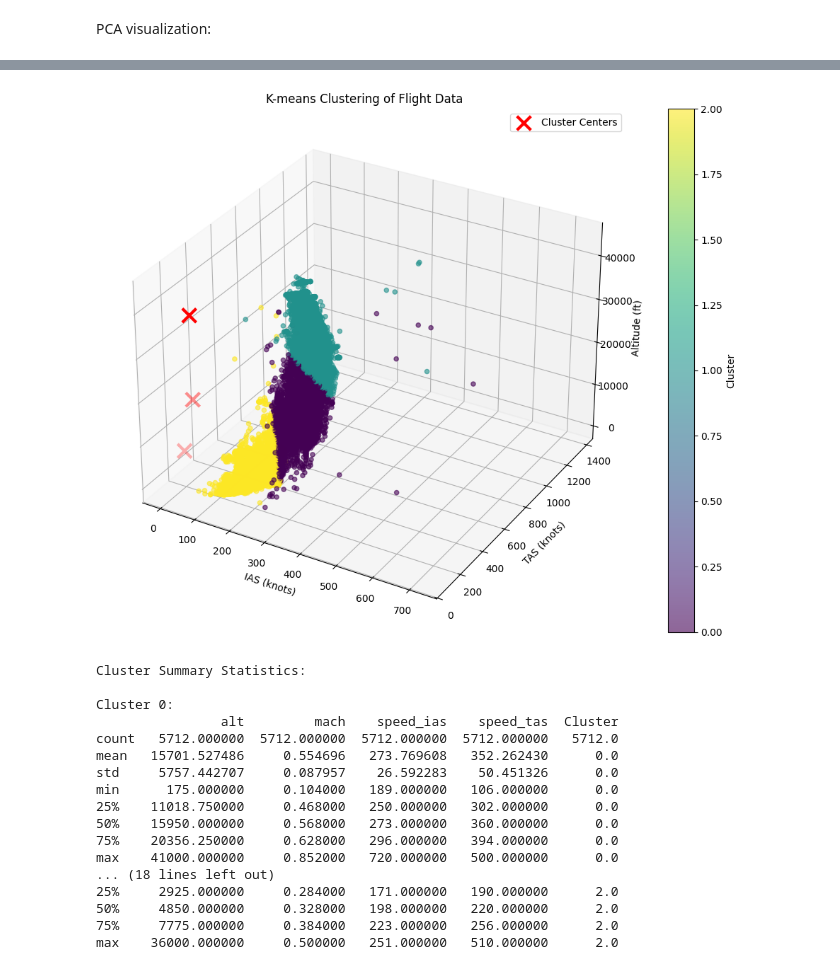
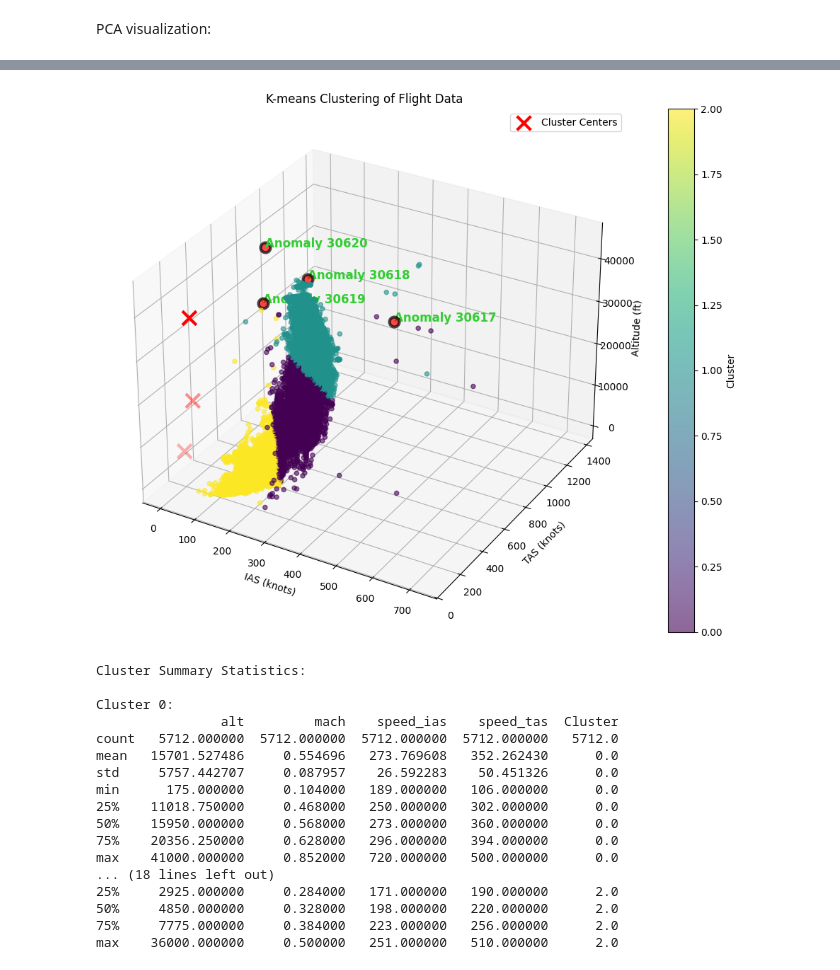
Before and after one commit to xKimChip/AeroAI, a Jupyter notebook: kmeans.ipynb, the cells around one changed output, grey strips where cells are left out. Drawn from its saved outputs; the diff is of its cells as text; code cells hidden in the pictures.

Commit message:
testing kmeans by adding anomalies

```diff
--- a/kmeans.ipynb
+++ b/kmeans.ipynb
@@ -117,6 +201,59 @@ from sklearn.preprocessing import StandardScaler
 from sklearn.cluster import KMeans
 import matplotlib.pyplot as plt
 from mpl_toolkits.mplot3d import Axes3D
+
+# Function to generate extreme aviation anomalies
+def create_extreme_aviation_anomaly(base_flight, anomaly_type, data_stats):
+    """Create more extreme aviation-specific anomalies"""
+    anomaly = base_flight.copy()
+
+    if anomaly_type == 'speed_violation':
+        anomaly['speed_tas'] = 800  # Extreme speed for commercial aircraft
+        anomaly['speed_ias'] = 400  # Very high IAS
+        anomaly['mach'] = 2.0      # Supersonic
+
+    elif anomaly_type == 'altitude_pressure':
+        anomaly['alt'] = 45000      # Above typical service ceiling
+        anomaly['mach'] = 0.2       # Too slow for high altitude
+
+    elif anomaly_type == 'vertical_performance':
+        anomaly['speed_ias'] = 150  # Too slow for normal flight
+        anomaly['alt'] = 38000      # High altitude
+        anomaly['mach'] = 0.3       # Too slow for altitude
+
+    elif anomaly_type == 'combined':
+        anomaly['alt'] = 42000
+        anomaly['speed_tas'] = 750
+        anomaly['speed_ias'] = 50   # Impossible IAS/TAS relationship
+
+    return anomaly
+
+def generate_aviation_anomalies(data, num_anomalies=5):
+    """Generate more extreme aviation-specific anomalies"""
+    anomalies = []
+
+    data_stats = {col: {'mean': data[col].mean(), 'std': data[col].std()}
+                 for col in data.columns}
+
+    anomaly_types = [
+        'speed_violation',
+        'altitude_pressure',
+        'vertical_performance',
+        'combined'
+    ]
+
+    for anomaly_type in anomaly_types:
+        base_flight = data.sample(n=1).iloc[0]
+        anomaly = create_extreme_aviation_anomaly(base_flight, anomaly_type, data_stats)
+        anomalies.append(anomaly)
+
+    anomalies_df = pd.DataFrame(anomalies).reset_index(drop=True)
+    combined_data = pd.concat([data, anomalies_df], ignore_index=True)
+
+    labels = np.zeros(len(combined_data))
+    labels[len(data):] = 1
+
+    return combined_data, labels, anomalies_df
 
 # Read and process JSON data
 with open('data.json', 'r') as file:
@@ -150,39 +287,62 @@ ax = fig.add_subplot(111, projection='3d')
 
 # Plot the points
 scatter = ax.scatter(df['speed_ias'],
-                    df['speed_tas'],
-                    df['alt'],
-                    c=clusters,
-                    cmap='viridis',
-                    alpha=0.6)
+                     df['speed_tas'],
+                     df['alt'],
+                     c=clusters,
+                     cmap='viridis',
+                     alpha=0.6)
 
 # Add labels and title
 ax.set_xlabel('IAS (knots)')
 ax.set_ylabel('TAS (knots)')
 ax.set_zlabel('Altitude (ft)')
 plt.title('K-means Clustering of Flight Data')
 
 # Add colorbar
 plt.colorbar(scatter, label='Cluster')
 
 # Add cluster centers
 centers = scaler.inverse_transform(kmeans.cluster_centers_)
 ax.scatter(centers[:, 1], centers[:, 2], centers[:, 0],
            c='red', marker='x', s=200, linewidth=3,
            label='Cluster Centers')
 
+# Generate anomalies and add to the dataset
+combined_data, labels, anomalies_df = generate_aviation_anomalies(df)
+
+# Re-scale the features for combined dataset
+scaled_combined_features = scaler.transform(combined_data[features])
+
+# Recompute clusters after adding anomalies
+combined_clusters = kmeans.fit_predict(scaled_combined_features)
+
+# Plot anomalies (ensure they're visible)
+anomaly_positions = combined_data.index[len(df):]  # Only the anomalies added
+for idx in anomaly_positions:
+    ax.scatter(combined_data['speed_ias'][idx],
+               combined_data['speed_tas'][idx],
+               combined_data['alt'][idx],
+               c='red', marker='o', s=100, alpha=0.7,
+               edgecolor='black', linewidth=3)  # Thicker black outline for anomaly points
+    ax.text(combined_data['speed_ias'][idx],
+            combined_data['speed_tas'][idx],
+            combined_data['alt'][idx],
+            f'Anomaly {idx}', color='limegreen', fontsize=12, weight='bold')
+
+# Add the legend and show the plot
 plt.legend()
 plt.tight_layout()
 plt.show()
 
 # Print summary statistics for each cluster
 print("\nCluster Summary Statistics:")
 df['Cluster'] = clusters
 for i in range(n_clusters):
     print(f"\nCluster {i}:")
     print(df[df['Cluster'] == i].describe())
 # %% [output]
-[figure, old version]
+[figure, new version]
 Cluster Summary Statistics:
 
 Cluster 0:
```
Also changed, not shown: parts of 2 cells of this notebook.
